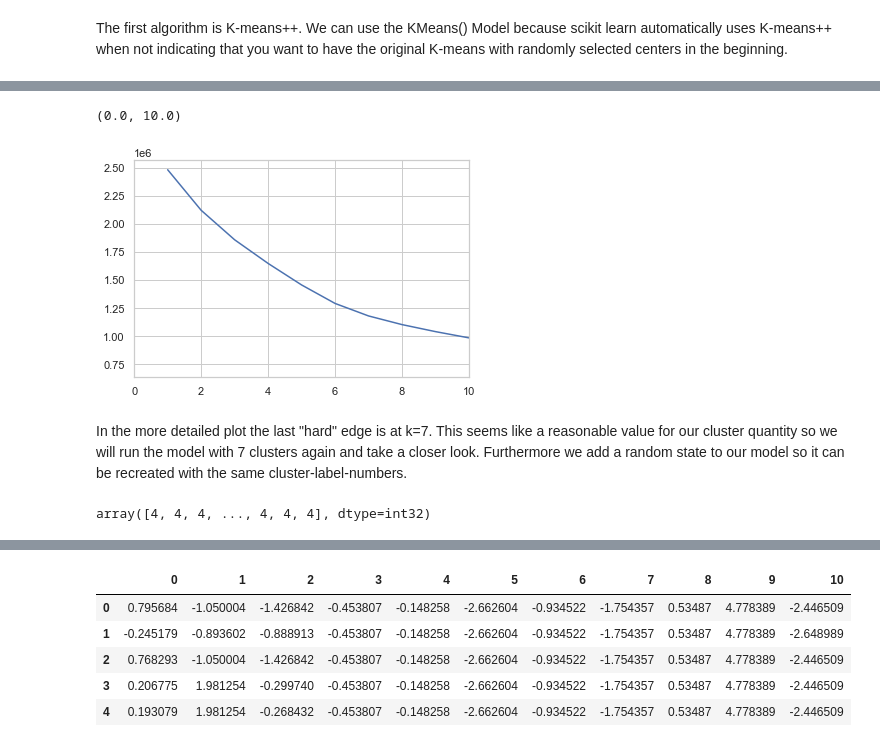
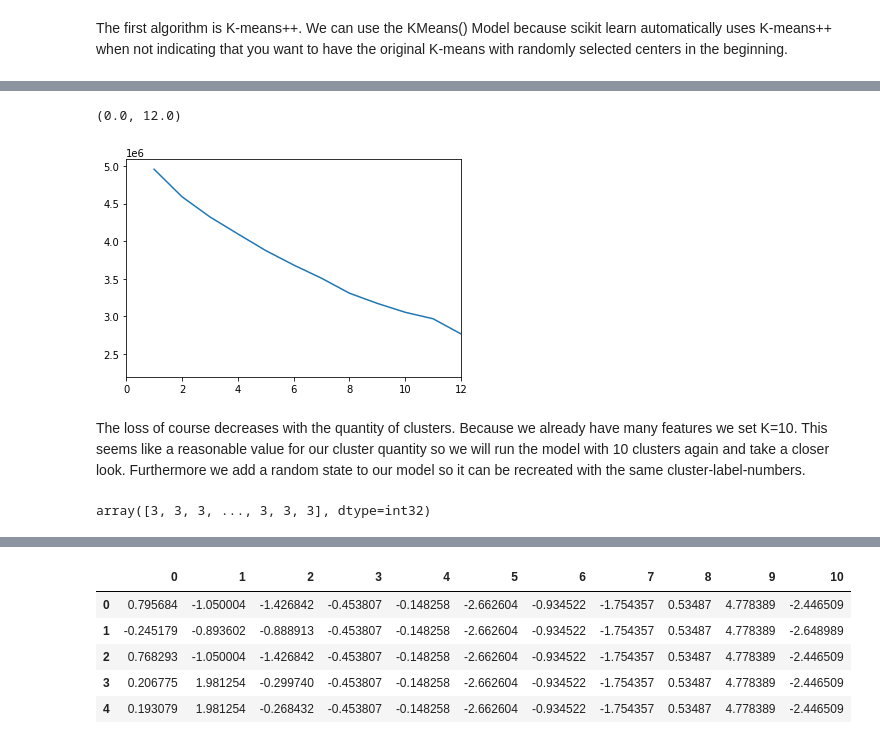
Before and after one commit to katekuian/aa_2021_magma, a Jupyter notebook: 03_cluster_analysis/01_cluster_trip_types.ipynb, the cells around one changed output, grey strips where cells are left out. Saved outputs shown, nothing was run; the diff lists cells and outputs as text; code cells hidden in the pictures.

```diff
--- a/03_cluster_analysis/01_cluster_trip_types.ipynb
+++ b/03_cluster_analysis/01_cluster_trip_types.ipynb
@@ -103,18 +107,17 @@ plt.show()
 # %%
 # plot losses more detailed
 plt.plot(clusters, losses)
-plt.xlim([0, 10])
+plt.xlim([0, 12])
 # %% [output]
-(0.0, 10.0)
+(0.0, 12.0)
-[figure, old version]
+[figure, new version]
 # %% [markdown]
-In the more detailed plot the last "hard" edge is at k=7. This seems like a reasonable value for our cluster quantity so
- we will run the model with 7 clusters again and take a closer look. Furthermore we add a random state to our model so
- it can be recreated with the same cluster-label-numbers.
+The loss of course decreases with the quantity of clusters. Because we already have many features we set K=10. This seems like a reasonable value for our cluster quantity so we will run the model with 10 clusters again and take a closer look. Furthermore we add a random state to our model so it can be recreated with the same cluster-label-numbers.
 # %%
-seven_means = KMeans(n_clusters=7, random_state=4711)
-seven_means.fit(X_scaled)
-seven_means.predict(X_scaled)
+# run again with k=10
+ten_means = KMeans(n_clusters=10, random_state=4711)
+ten_means.fit(X_scaled)
+ten_means.predict(X_scaled)
 # %% [output]
-array([4, 4, 4, ..., 4, 4, 4], dtype=int32)
+array([3, 3, 3, ..., 3, 3, 3], dtype=int32)
 # %%
```
Also changed, not shown: parts of 39 cells of this notebook.
